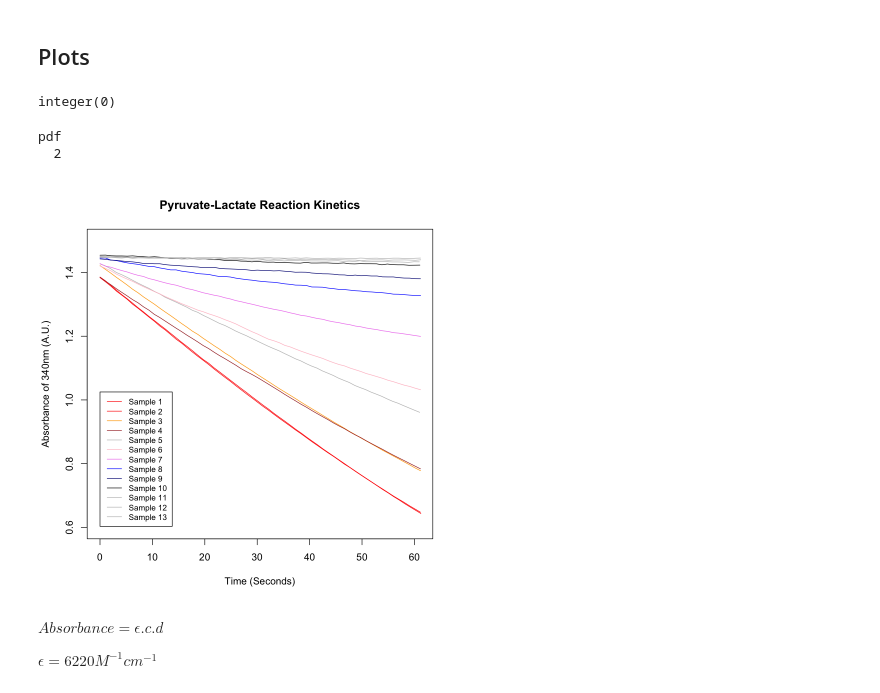
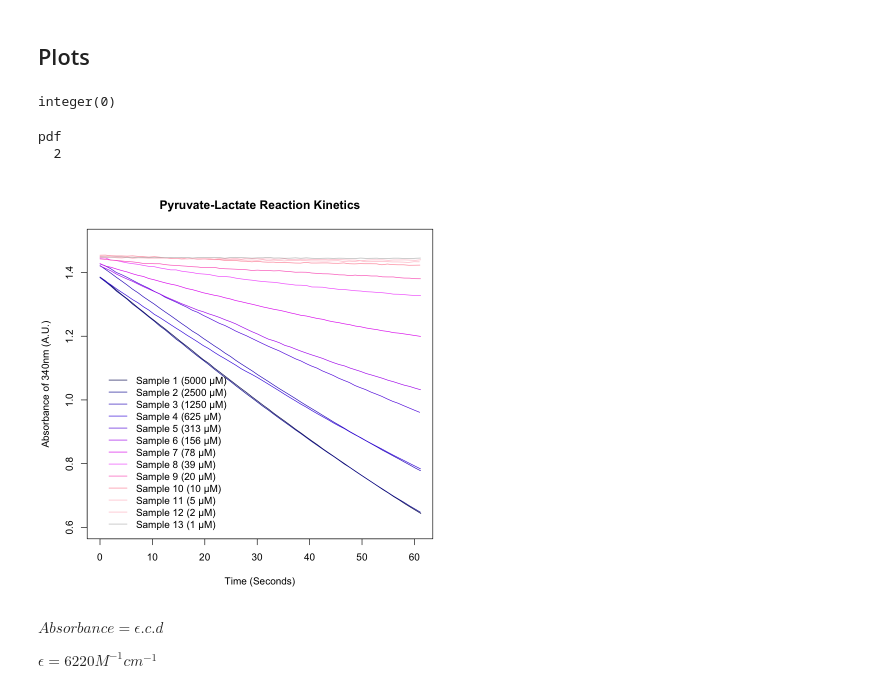
Before and after one commit to zrthxn/molbiolab, a Jupyter notebook: kinetics.ipynb, the cells around one changed output. Cells and saved outputs as stored; diff of their text form; code cells hidden in the pictures.

```diff
--- a/kinetics.ipynb
+++ b/kinetics.ipynb
@@ -123,64 +123,50 @@ write.csv(collated_df, "data/kinetics_MasineAli.csv")
 # %%
 data = read.csv("data/kinetics_MasineAli.csv")
 # %%
+theme = c("#00035a" ,"#060b9d" ,"#2b14c2", "#3b22e0", "#5e22e0" ,"#af31ee" ,"#e131ee","#f263fc" ,"#fc63bf" ,"#ff93a5","#ffc0cb","pink","gray")
 baseline <- 0 #mean(data$BR_RxnM_PBS_2)
 
 plot(x = data$BT_RxnM_PBS_2, y = data$BR_RxnM_PBS_2, col="white",
      type = "l",
      ylim = c(0.6,1.5),
      xlab="Time (Seconds)", ylab="Absorbance of 340nm (A.U.)",
      main="Pyruvate-Lactate Reaction Kinetics") +
-lines(x = data$T1, y = data$R1-baseline, col="red") +
-lines(x = data$T2, y = data$R2-baseline, col="red") +
-lines(x = data$T3, y = data$R3-baseline, col="orange") +
-lines(x = data$T4, y = data$R4-baseline, col="brown") +
-lines(x = data$T5, y = data$R5-baseline, col="gray") +
-lines(x = data$T6, y = data$R6-baseline, col="pink") +
-lines(x = data$T7, y = data$R7-baseline, col="violet") +
-lines(x = data$T8, y = data$R8-baseline, col="blue") +
-lines(x = data$T9, y = data$R9-baseline, col="navy") +
-lines(x = data$T10, y = data$R10-baseline, col="black") +
-lines(x = data$T11, y = data$R11-baseline, col="gray") +
-lines(x = data$T12, y = data$R12-baseline, col="gray") +
-lines(x = data$T13, y = data$R13-baseline, col="gray")
+lines(x = data$T1, y = data$R1-baseline, col=theme[1]) +
+lines(x = data$T2, y = data$R2-baseline, col=theme[2]) +
+lines(x = data$T3, y = data$R3-baseline, col=theme[3]) +
+lines(x = data$T4, y = data$R4-baseline, col=theme[4]) +
+lines(x = data$T5, y = data$R5-baseline, col=theme[5]) +
+lines(x = data$T6, y = data$R6-baseline, col=theme[6]) +
+lines(x = data$T7, y = data$R7-baseline, col=theme[7]) +
+lines(x = data$T8, y = data$R8-baseline, col=theme[8]) +
+lines(x = data$T9, y = data$R9-baseline, col=theme[9]) +
+lines(x = data$T10, y = data$R10-baseline, col=theme[10]) +
+lines(x = data$T11, y = data$R11-baseline, col=theme[11]) +
+lines(x = data$T12, y = data$R12-baseline, col=theme[12]) +
+lines(x = data$T13, y = data$R13-baseline, col=theme[13])
 
-legend(0, 1.025, lty=1, cex=0.8,
+legend(0, 1.10, lty=1, cex=1, col=theme, bty="n",
        legend=c(
-           "Sample 1",
-           "Sample 2",
-           "Sample 3",
-           "Sample 4",
-           "Sample 5",
-           "Sample 6",
-           "Sample 7",
-           "Sample 8",
-           "Sample 9",
-           "Sample 10",
-           "Sample 11",
-           "Sample 12",
-           "Sample 13"
-        ),
-       col=c(
-        "red" ,
-        "red" ,
-        "orange",
-        "brown",
-        "gray" ,
-        "pink" ,
-        "violet",
-        "blue" ,
-        "navy" ,
-        "black",
-        "gray",
-        "gray",
-        "gray"
-       ))
-dev.print(png, 'resources/kinetics_rates.png', width=800, height=800)
+           "Sample 1 (5000 µM)",
+           "Sample 2 (2500 µM)",
+           "Sample 3 (1250 µM)",
+           "Sample 4 (625 µM)",
+           "Sample 5 (313 µM)",
+           "Sample 6 (156 µM)",
+           "Sample 7 (78 µM)",
+           "Sample 8 (39 µM)",
+           "Sample 9 (20 µM)",
+           "Sample 10 (10 µM)",
+           "Sample 11 (5 µM)",
+           "Sample 12 (2 µM)",
+           "Sample 13 (1 µM)"
+        ))
+dev.print(png, 'resources/kinetics_rates.png', width=1000, height=1000)
 # %% [output]
 integer(0)
 pdf
   2
-[figure, old version]
+[figure, new version]
 # %% [markdown]
 $Absorbance = \epsilon . c . d$
 
```
Also changed, not shown: parts of 7 cells of this notebook, 13 other files.
